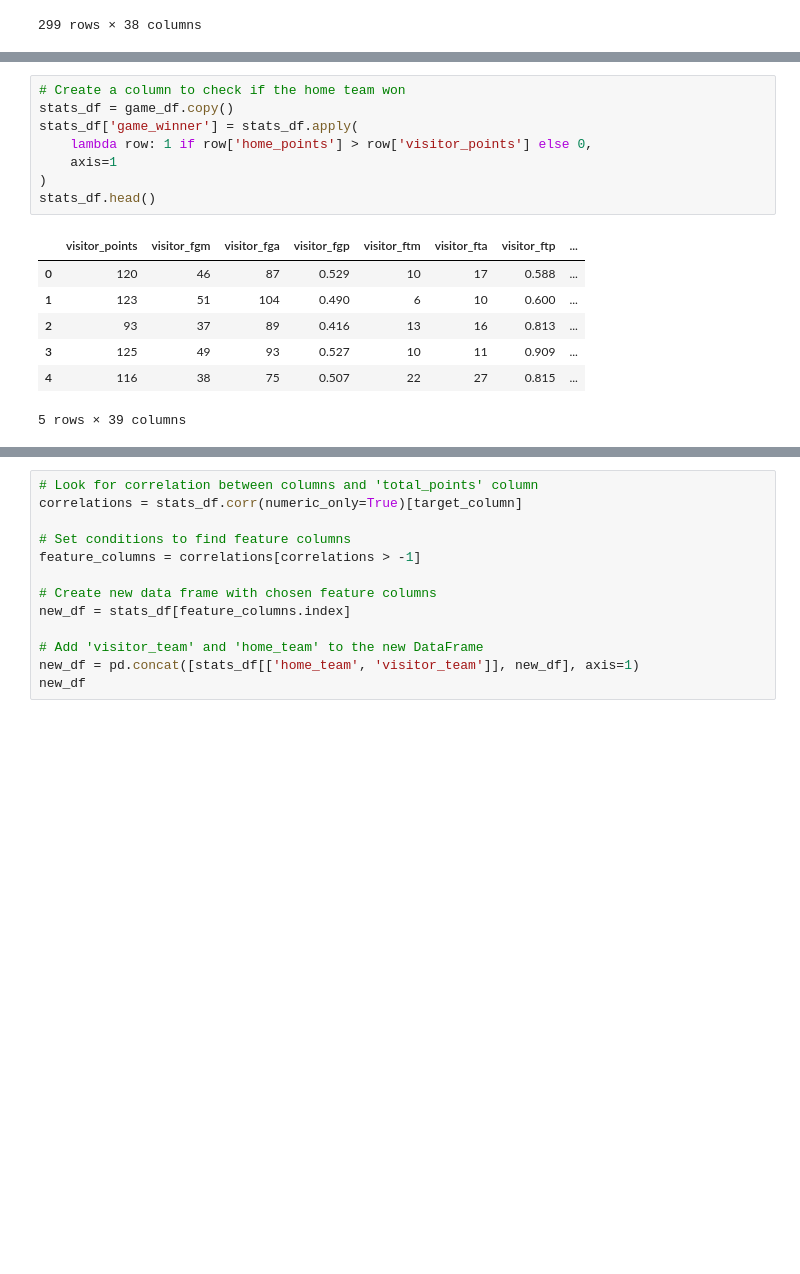
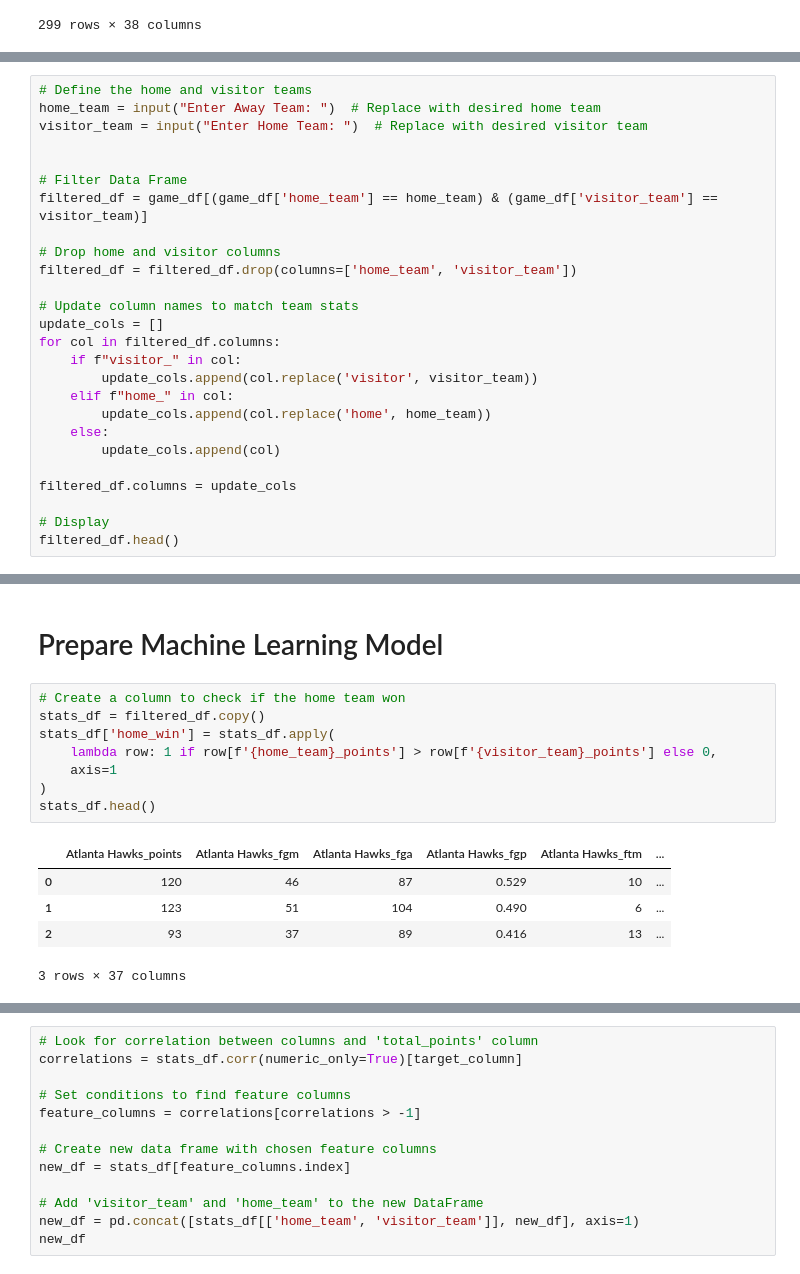
Before and after one commit to VincentGordon-Data-Analyst/nba-api, a Jupyter notebook: winnerPrediction_2.ipynb, the cells around one changed output, grey strips where cells are left out. Saved outputs shown, nothing was run; the diff lists cells and outputs as text; blank space fills up the shorter version.

Commit message:
Filtered Data Frame for two teams 'Boston Celtics' vs 'Atlanta Hawks'

```diff
--- a/winnerPrediction_2.ipynb
+++ b/winnerPrediction_2.ipynb
@@ -116,0 +91,26 @@ game_df
+# %%
+# Define the home and visitor teams
+home_team = input("Enter Away Team: ")  # Replace with desired home team
+visitor_team = input("Enter Home Team: ")  # Replace with desired visitor team
+
+
+# Filter Data Frame
+filtered_df = game_df[(game_df['home_team'] == home_team) & (game_df['visitor_team'] == visitor_team)]
+
+# Drop home and visitor columns
+filtered_df = filtered_df.drop(columns=['home_team', 'visitor_team'])
+
+# Update column names to match team stats
+update_cols = []
+for col in filtered_df.columns:
+    if f"visitor_" in col:
+        update_cols.append(col.replace('visitor', visitor_team))
+    elif f"home_" in col:
+        update_cols.append(col.replace('home', home_team))
+    else:
+        update_cols.append(col)
+
+filtered_df.columns = update_cols
+
+# Display
+filtered_df.head()
@@ -117,18 +123,18 @@ game_df
+# %% [markdown]
+# Prepare Machine Learning Model
 # %%
 # Create a column to check if the home team won
-stats_df = game_df.copy()
-stats_df['game_winner'] = stats_df.apply(
-    lambda row: 1 if row['home_points'] > row['visitor_points'] else 0,
+stats_df = filtered_df.copy()
+stats_df['home_win'] = stats_df.apply(
+    lambda row: 1 if row[f'{home_team}_points'] > row[f'{visitor_team}_points'] else 0,
     axis=1
 )
 stats_df.head()
 # %% [output]
-|  | visitor_points | visitor_fgm | visitor_fga | visitor_fgp | visitor_ftm | visitor_fta | visitor_ftp | ... |
-| 0 | 120 | 46 | 87 | 0.529 | 10 | 17 | 0.588 | ... |
-| 1 | 123 | 51 | 104 | 0.490 | 6 | 10 | 0.600 | ... |
-| 2 | 93 | 37 | 89 | 0.416 | 13 | 16 | 0.813 | ... |
-| 3 | 125 | 49 | 93 | 0.527 | 10 | 11 | 0.909 | ... |
-| 4 | 116 | 38 | 75 | 0.507 | 22 | 27 | 0.815 | ... |
+|  | Atlanta Hawks_points | Atlanta Hawks_fgm | Atlanta Hawks_fga | Atlanta Hawks_fgp | Atlanta Hawks_ftm | ... |
+| 0 | 120 | 46 | 87 | 0.529 | 10 | ... |
+| 1 | 123 | 51 | 104 | 0.490 | 6 | ... |
+| 2 | 93 | 37 | 89 | 0.416 | 13 | ... |
-5 rows × 39 columns
+3 rows × 37 columns
 # %%
 # Set target column
```
Also changed, not shown: parts of 5 cells of this notebook.
